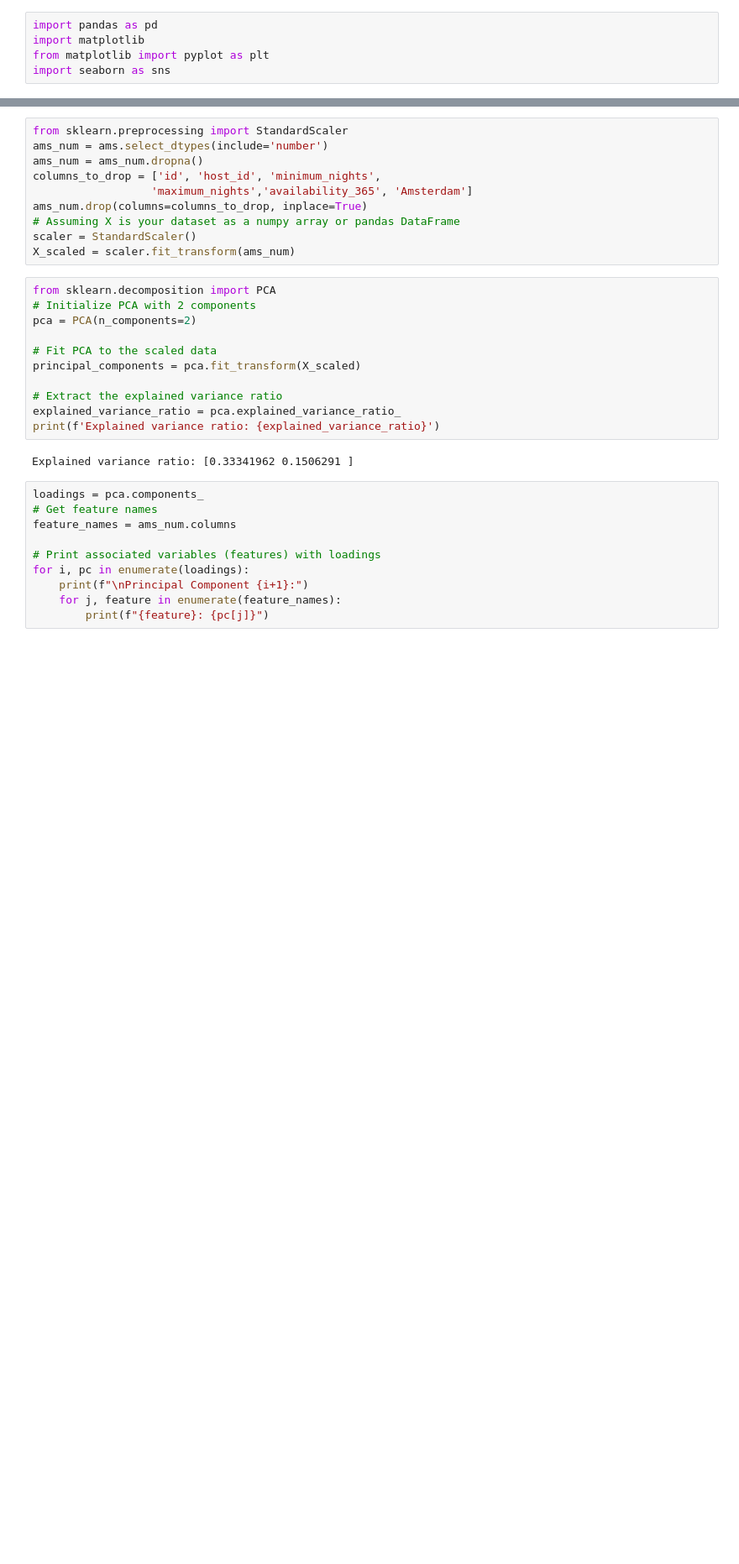
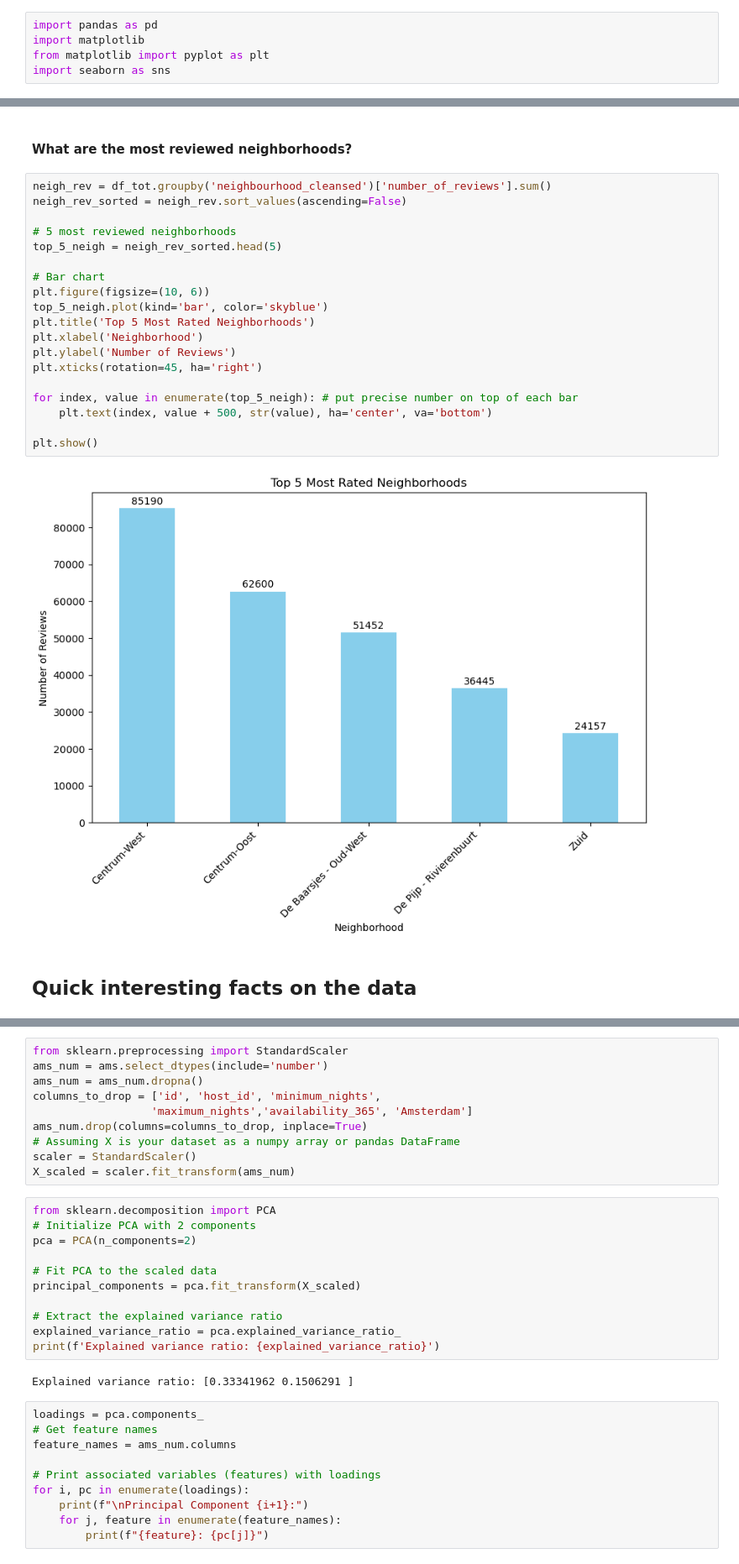
Before and after one commit to LucaPeg/AirBnB_Netherlands, a Jupyter notebook: finalproject.ipynb, the cells around one changed output, grey strips where cells are left out. Shown at 84% size. Cells and saved outputs as stored; diff of their text form; blank space fills up the shorter version.

```diff
--- a/finalproject.ipynb
+++ b/finalproject.ipynb
@@ -457,0 +147,25 @@ plt.show()
+# %% [markdown]
+#### What are the most reviewed neighborhoods?
+# %%
+neigh_rev = df_tot.groupby('neighbourhood_cleansed')['number_of_reviews'].sum()
+neigh_rev_sorted = neigh_rev.sort_values(ascending=False)
+
+# 5 most reviewed neighborhoods
+top_5_neigh = neigh_rev_sorted.head(5)
+
+# Bar chart
+plt.figure(figsize=(10, 6))
+top_5_neigh.plot(kind='bar', color='skyblue')
+plt.title('Top 5 Most Rated Neighborhoods')
+plt.xlabel('Neighborhood')
+plt.ylabel('Number of Reviews')
+plt.xticks(rotation=45, ha='right')
+
+for index, value in enumerate(top_5_neigh): # put precise number on top of each bar
+    plt.text(index, value + 500, str(value), ha='center', va='bottom')
+
+plt.show()
+# %% [output]
+[figure, added]
+# %% [markdown]
+## Quick interesting facts on the data
```
Also changed, not shown: parts of 63 cells of this notebook.
